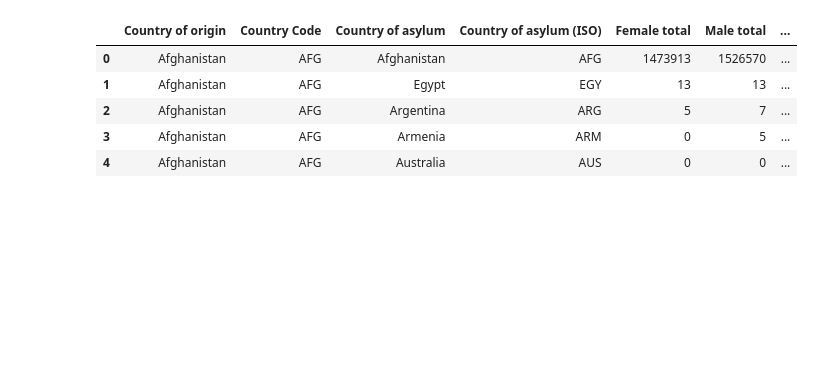
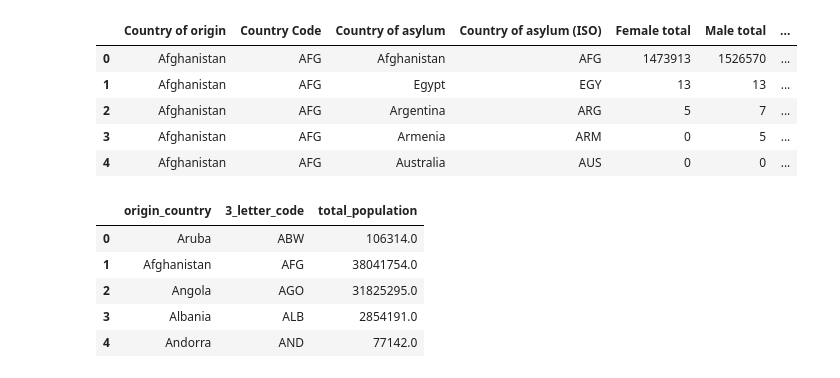
Before and after one commit to yjbae99/orie3120project, a Jupyter notebook: preprocessing/3120pp-Main.ipynb, the cells around one changed output. Drawn from its saved outputs; the diff is of its cells as text; code cells hidden in the pictures; blank space fills up the shorter version.

```diff
--- a/preprocessing/3120pp-Main.ipynb
+++ b/preprocessing/3120pp-Main.ipynb
@@ -223,3 +223,17 @@ paired_refugees.head()
 | 2 | Afghanistan | AFG | Argentina | ARG | 5 | 7 | ... |
 | 3 | Afghanistan | AFG | Armenia | ARM | 0 | 5 | ... |
 | 4 | Afghanistan | AFG | Australia | AUS | 0 | 0 | ... |
+# %%
+#Read In Population Dataset
+pop = pd.read_csv("pop.csv")
+pop2019 = pop[['Country Name','Country Code','2019']]
+pop2019 = pop2019.rename(columns = {'Country Name':'origin_country', 'Country Code':'3_letter_code',
+                                   '2019':'total_population'})
+pop2019.head()
+# %% [output]
+|  | origin_country | 3_letter_code | total_population |
+| 0 | Aruba | ABW | 106314.0 |
+| 1 | Afghanistan | AFG | 38041754.0 |
+| 2 | Angola | AGO | 31825295.0 |
+| 3 | Albania | ALB | 2854191.0 |
+| 4 | Andorra | AND | 77142.0 |
```
Also changed, not shown: parts of 3 cells of this notebook.
